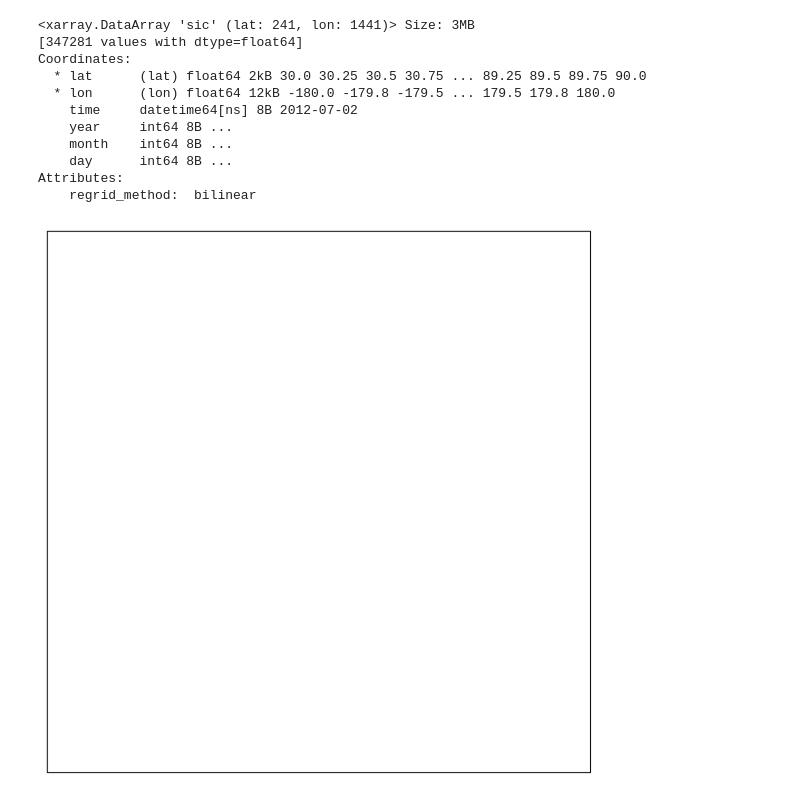
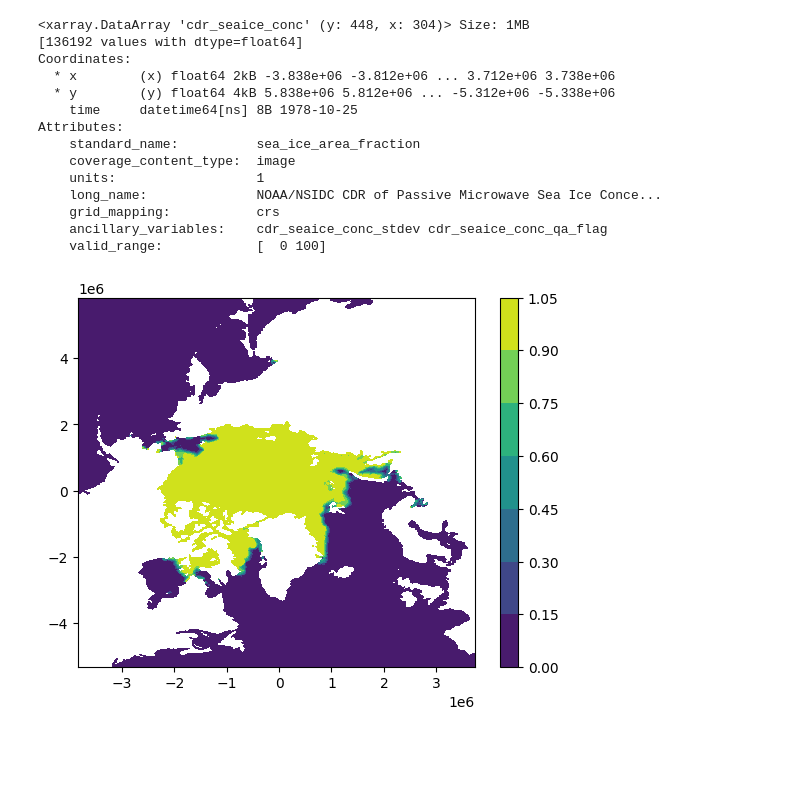
Before and after one commit to skylargale/polar-bears-international, a Jupyter notebook: notebooks/Make_Maps.ipynb, the cells around one changed output. Saved outputs shown, nothing was run; the diff lists cells and outputs as text; code cells hidden in the pictures; blank space fills up the shorter version.

```diff
--- a/notebooks/Make_Maps.ipynb
+++ b/notebooks/Make_Maps.ipynb
@@ -105,7 +17,6 @@ PermissionError: [Errno 13] Permission denied: '/pscratch/sd/s/skygale/pbi-data/
 # %%
-file_paths = glob.glob('/pscratch/sd/s/skygale/pbi-data/regridded/*')
-
-for file_path in file_paths:
+for file_path in glob.glob('/pscratch/sd/s/skygale/pbi-data/*.nc'):
+    print(file_path)
     ds = xr.open_dataset(file_path)
     print(ds.dims)
 # %% [output]
@@ -117,26 +53,25 @@ FrozenMappingWarningOnValuesAccess({'time': 4679, 'lat': 241, 'lon': 1441})
 # %%
-ds.sic.isel(time=0)
+ds_sel = ds['cdr_seaice_conc'].isel(time=0)
+ds_sel
 # %% [output]
-<xarray.DataArray 'sic' (lat: 241, lon: 1441)> Size: 3MB
-[347281 values with dtype=float64]
+<xarray.DataArray 'cdr_seaice_conc' (y: 448, x: 304)> Size: 1MB
+[136192 values with dtype=float64]
 Coordinates:
-  * lat      (lat) float64 2kB 30.0 30.25 30.5 30.75 ... 89.25 89.5 89.75 90.0
-  * lon      (lon) float64 12kB -180.0 -179.8 -179.5 ... 179.5 179.8 180.0
-    time     datetime64[ns] 8B 2012-07-02
-    year     int64 8B ...
-    month    int64 8B ...
-    day      int64 8B ...
+  * x        (x) float64 2kB -3.838e+06 -3.812e+06 ... 3.712e+06 3.738e+06
+  * y        (y) float64 4kB 5.838e+06 5.812e+06 ... -5.312e+06 -5.338e+06
+    time     datetime64[ns] 8B 1978-10-25
 Attributes:
-    regrid_method:  bilinear
+    standard_name:          sea_ice_area_fraction
+    coverage_content_type:  image
+    units:                  1
+    long_name:              NOAA/NSIDC CDR of Passive Microwave Sea Ice Conce...
+    grid_mapping:           crs
+    ancillary_variables:    cdr_seaice_conc_stdev cdr_seaice_conc_qa_flag
+    valid_range:            [  0 100]
-# %%
-fig, ax = plt.subplots(figsize=(8, 8), subplot_kw={'projection': ccrs.NorthPolarStereo()})
-ax.set_extent([-180, 180, 30, 90], crs=ccrs.PlateCarree())
-
-lat = ds.sic.lat.values
-lon = ds.sic.lon.values
-
-plt.contourf(lon, lat, ds.sic.isel(time=0))
-
-plt.show()
-# %% [output]
-[figure, removed]
+# %%
+plt.figure()
+plt.contourf(ds_sel.x, ds_sel.y, ds_sel)
+plt.colorbar()
+plt.show()
+# %% [output]
+[figure, added]
```
Also changed, not shown: parts of 8 cells of this notebook.
